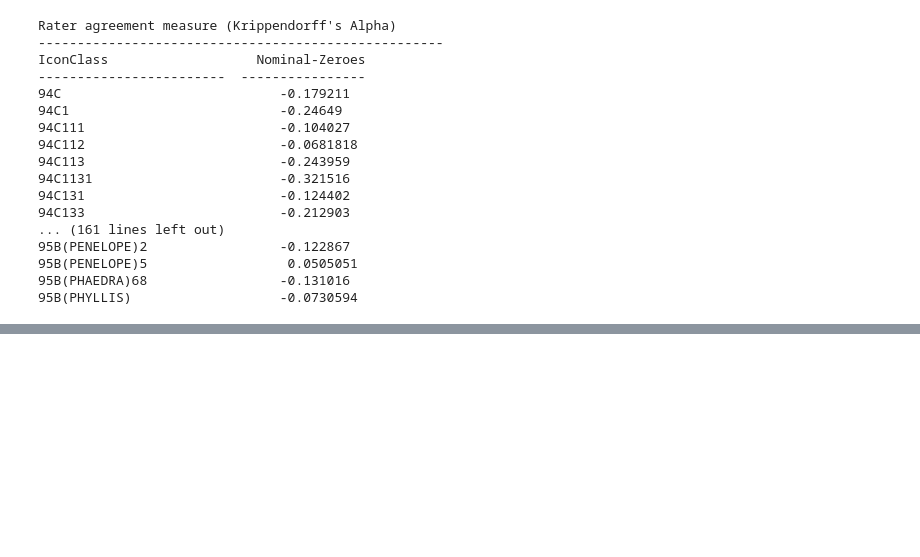
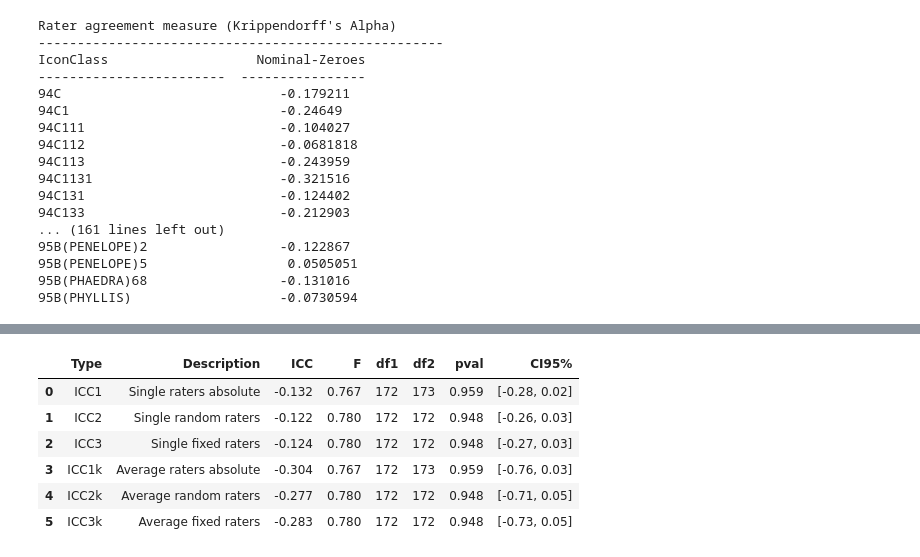
Before and after one commit to unil-ish/Hertziana_IconClass_Public, a Jupyter notebook: analytics/bhmpi_senti_iconclass.ipynb, the cells around one changed output, grey strips where cells are left out. Cells and saved outputs as stored; diff of their text form; code cells hidden in the pictures; blank space fills up the shorter version.

```diff
--- a/analytics/bhmpi_senti_iconclass.ipynb
+++ b/analytics/bhmpi_senti_iconclass.ipynb
@@ -323,8 +364,10 @@ with open('data/user_annotations.json') as f:
 df.set_index('ID_LabelStudio', inplace=True)
 # %%
 ls_vectors = {}
+ls_dimensions = {}
 for task in annotations:
     vec = [0] * len(emotions_index_fr)
+    vec2 = [0] * 4 # introspection, temper, attitude, sensitivity
     id_ls = task['id']
     for ann in task['annotations']:
         for annr in ann['result']:
@@ -335,6 +378,8 @@ for task in annotations:
                 try:
                     idx = emotions_index_fr.index(sent)
                     vec[idx] += 1
+                    for j, v in enumerate(vec2):
+                        vec2[j] = v + senticnet[emotions_index_en[idx]][j]
                 except ValueError:
                     pass
     try:
@@ -344,11 +389,14 @@ for task in annotations:
         if foto_id in ls_vectors:
             print('[WARN] Replacing pre-computed photo with ID {}. These should be merged in the future.'.format(foto_id))
         ls_vectors[foto_id] = vec
+        ls_dimensions[foto_id] = vec2
     except KeyError:
         print('[WARN] No match for LabelStudio ID {} in IconClass table - part of a range?'.format(id_ls))
 
 for key, value in ls_vectors.items():
     print(f"{key}: {value}")
+for key, value in ls_dimensions.items():
+    print(f"{key}: {value}")
 # %% [output]
 [WARN] Replacing pre-computed photo with ID 08025602. These should be merged in the future.
 [WARN] Replacing pre-computed photo with ID 08025910. These should be merged in the future.
@@ -540,10 +590,11 @@ Another approach that we can try is to measure the rater agreement over IconClas
 # %%
 # Sparse pseudo-matrix, indexed by Fotothek ID
 fotothek_ic_vectors = {}
+fotothek_ic_dimensions = {}
 # Keep track of IconClasses with no SenticNet match
 unmatched_ic = set()
 
-def fotothek_ic_by_ic(foto_id, graph=g, target=fotothek_ic_vectors):
+def fotothek_ic_by_ic(foto_id, graph=g, target=fotothek_ic_vectors, target_dim=fotothek_ic_dimensions):
     """
     Processes data of one image and populates the pseudo-matrix with the resulting sparse vector.
 
@@ -577,6 +628,7 @@ SELECT * WHERE {{
                     unmatched_ic.add(ic_short)
                 # Reuse an existing vector for this image, if any, or initialise to all zeroes
                 vec = target[ic_short] if ic_short in target else ( [0] * len(emotions_index_en) )
+                vec2 = target_dim[ic_short] if ic_short in target_dim else ( [0.0] * 4 )
                 for r in res:
                     i = str(r[0]) # the word that we will look up in senticnet
                     if i in senticnet:
@@ -590,7 +642,11 @@ SELECT * WHERE {{
                             sent_1 = senticnet[i][5]
                             idx = emotions_index_en.index(sent_1[1:])
                             vec[idx] += 1
+                        # introspection, temper, attitude, sensitivity
+                        for j, v in enumerate(vec2):
+                            vec2[j] = v + senticnet[i][j]
                 target[ic_short] = vec
+                target_dim[ic_short] = vec2
 # %%
 # Populate the matrix
 for index, row in df.iterrows():
@@ -624,8 +680,10 @@ for key, value in fotothek_ic_vectors.items():
 94C22(+0): [0, 0, 0, 0, 0, 0, 0, 1, 1, 0, 0, 1, 0, 0, 2, 1, 2, 0, 1, 0, 0, 0, 0, 0]
 # %%
 ls_ic_vectors = {}
+ls_ic_dimensions = {}
 for task in annotations:
     vec = [0] * len(emotions_index_fr)
+    vec2 = [0] * 4
     id_ls = task['id']
     for ann in task['annotations']:
         for annr in ann['result']:
@@ -636,6 +694,8 @@ for task in annotations:
                 try:
                     idx = emotions_index_fr.index(sent)
                     vec[idx] += 1
+                    for j, v in enumerate(vec2):
+                        vec2[j] = v + senticnet[emotions_index_en[idx]][j]
                 except ValueError:
                     pass
 
@@ -654,10 +714,16 @@ for task in annotations:
                     ls_ic_vectors[icc] = [x + y for x, y in zip(ls_ic_vectors[icc], vec)]
                 else:
                     ls_ic_vectors[icc] = vec
+                if icc in ls_ic_dimensions:
+                    ls_ic_dimensions[icc] = [x + y for x, y in zip(ls_ic_dimensions[icc], vec2)]
+                else:
+                    ls_ic_dimensions[icc] = vec2
 
 
 for key, value in ls_ic_vectors.items():
     print(f"{key}: {value}")
+for key, value in ls_ic_dimensions.items():
+    print(f"{key}: {value}")
 # %% [output]
 94C133: [2, 8, 2, 8, 0, 1, 0, 0, 1, 3, 8, 1, 3, 11, 1, 1, 0, 2, 0, 3, 10, 4, 2, 7]
 94D1321: [1, 15, 2, 7, 0, 8, 1, 0, 10, 6, 11, 1, 1, 13, 1, 0, 0, 1, 6, 3, 9, 6, 2, 6]
@@ -719,0 +794,11 @@ IconClass                   Nominal-Zeroes
+# %%
+ratings = []
+for i,it in ls_ic_dimensions.items():
+    ratings.append(
+        { 'ID' : i, 'Rater' : "students", "introspection": it[0], "temper": it[1], "attitude": it[2], "sensitivity": it[3] }
+    )
+for i,it in fotothek_ic_dimensions.items():
+    ratings.append(
+        { 'ID' : i, 'Rater' : "Fotothek", "introspection": it[0], "temper": it[1], "attitude": it[2], "sensitivity": it[3] }
+    )
+ratings
@@ -719,0 +823,13 @@ IconClass                   Nominal-Zeroes
+# %%
+import pingouin as pg
+df = pd.DataFrame(ratings)
+icc = pg.intraclass_corr(data=df, targets='ID', raters='Rater', ratings='introspection').round(3)
+icc
+# %% [output]
+|  | Type | Description | ICC | F | df1 | df2 | pval | CI95% |
+| 0 | ICC1 | Single raters absolute | -0.132 | 0.767 | 172 | 173 | 0.959 | [-0.28, 0.02] |
+| 1 | ICC2 | Single random raters | -0.122 | 0.780 | 172 | 172 | 0.948 | [-0.26, 0.03] |
+| 2 | ICC3 | Single fixed raters | -0.124 | 0.780 | 172 | 172 | 0.948 | [-0.27, 0.03] |
+| 3 | ICC1k | Average raters absolute | -0.304 | 0.767 | 172 | 173 | 0.959 | [-0.76, 0.03] |
+| 4 | ICC2k | Average random raters | -0.277 | 0.780 | 172 | 172 | 0.948 | [-0.71, 0.05] |
+| 5 | ICC3k | Average fixed raters | -0.283 | 0.780 | 172 | 172 | 0.948 | [-0.73, 0.05] |
```
Also changed, not shown: parts of 17 cells of this notebook, 8 other files.
